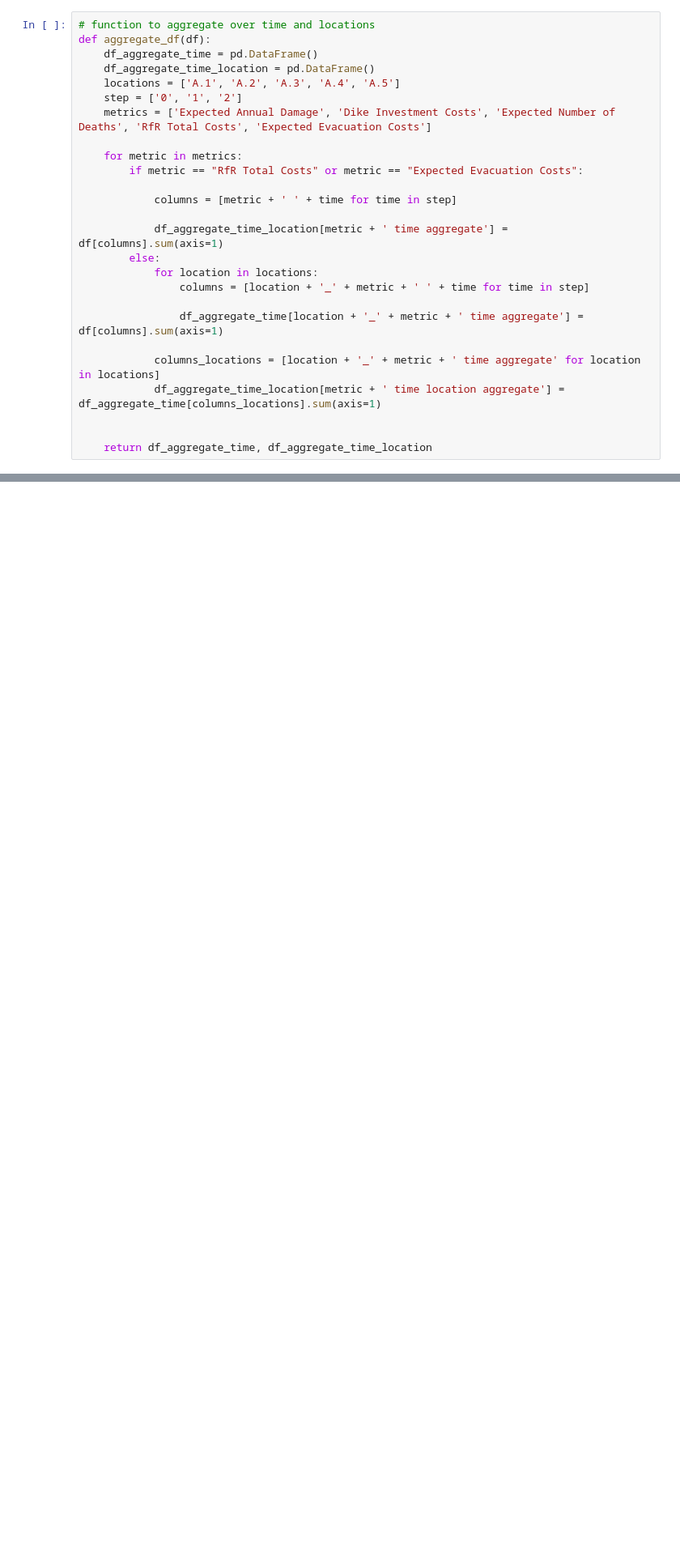
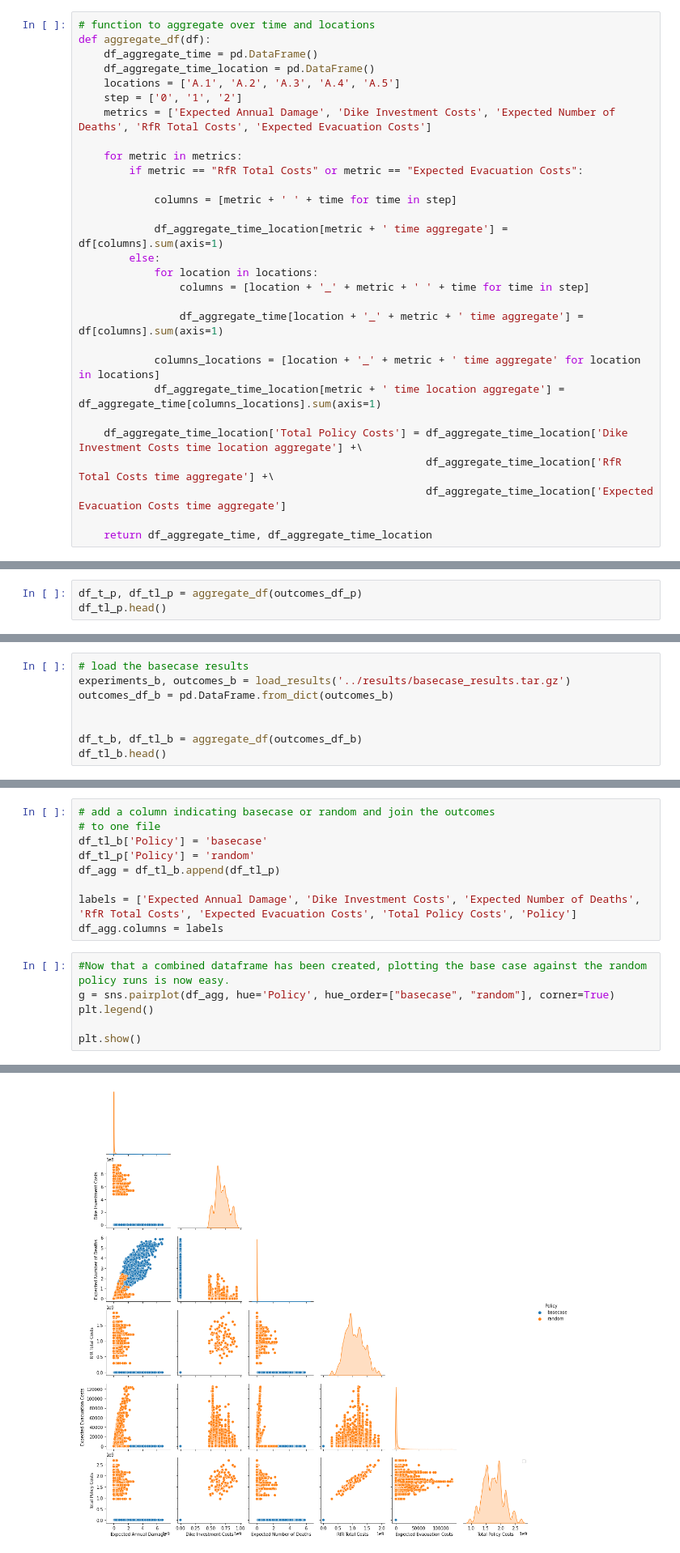
Before and after one commit to willygpv/EPA1361, a Jupyter notebook: final assignment/dike_model/Policy exploration.ipynb, the cells around one changed output, grey strips where cells are left out. Shown at 81% size. Drawn from its saved outputs; the diff is of its cells as text; blank space fills up the shorter version.

Commit message:
randompolicies

```diff
--- a/final assignment/dike_model/Policy exploration.ipynb
+++ b/final assignment/dike_model/Policy exploration.ipynb
@@ -96,5 +80,8 @@ def aggregate_df(df):
             columns_locations = [location + '_' + metric + ' time aggregate' for location in locations]
             df_aggregate_time_location[metric + ' time location aggregate'] = df_aggregate_time[columns_locations].sum(axis=1)
 
+    df_aggregate_time_location['Total Policy Costs'] = df_aggregate_time_location['Dike Investment Costs time location aggregate'] +\
+                                                       df_aggregate_time_location['RfR Total Costs time aggregate'] +\
+                                                       df_aggregate_time_location['Expected Evacuation Costs time aggregate']
 
     return df_aggregate_time, df_aggregate_time_location
@@ -110,0 +88,3 @@ df_tl.head()
+# %%
+df_t_p, df_tl_p = aggregate_df(outcomes_df_p)
+df_tl_p.head()
@@ -115,3 +102,11 @@ min_range = df_tl.min()
 
 with open('../results/min_max_range_randompolicies.pickle', 'wb') as f:
     pickle.dump([max_range, min_range], f)
+# %%
+# load the basecase results
+experiments_b, outcomes_b = load_results('../results/basecase_results.tar.gz')
+outcomes_df_b = pd.DataFrame.from_dict(outcomes_b)
+
+
+df_t_b, df_tl_b = aggregate_df(outcomes_df_b)
+df_tl_b.head()
@@ -117,0 +121,16 @@ with open('../results/min_max_range_randompolicies.pickle', 'wb') as f:
+# %%
+# add a column indicating basecase or random and join the outcomes
+# to one file
+df_tl_b['Policy'] = 'basecase'
+df_tl_p['Policy'] = 'random'
+df_agg = df_tl_b.append(df_tl_p)
+
+labels = ['Expected Annual Damage', 'Dike Investment Costs', 'Expected Number of Deaths', 'RfR Total Costs', 'Expected Evacuation Costs', 'Total Policy Costs', 'Policy']
+df_agg.columns = labels
+# %%
+#Now that a combined dataframe has been created, plotting the base case against the random policy runs is now easy.
+g = sns.pairplot(df_agg, hue='Policy', hue_order=["basecase", "random"], corner=True)
+plt.legend()
+
+plt.show()
+# %% [output]
@@ -117,0 +138 @@ with open('../results/min_max_range_randompolicies.pickle', 'wb') as f:
+[figure, added]
```
Also changed, not shown: parts of 10 cells of this notebook, 2 other files.
